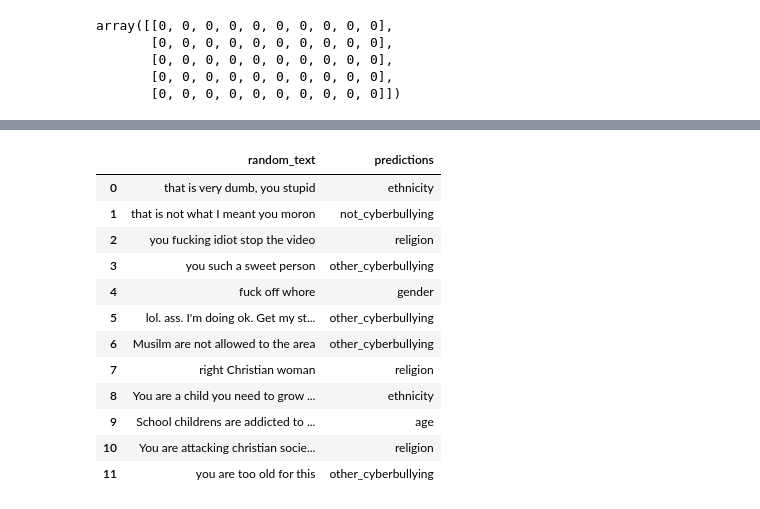
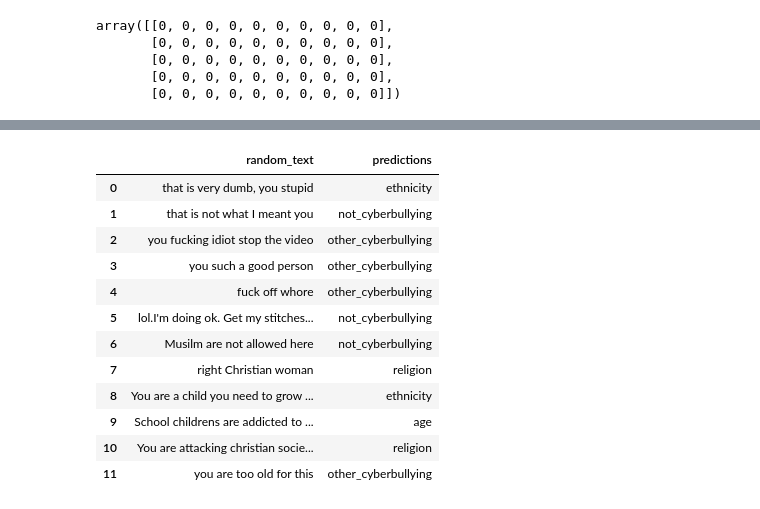
Before and after one commit to mohith2000/data-science-project, a Jupyter notebook: mohithfinaldissertation.ipynb, the cells around one changed output, grey strips where cells are left out. Drawn from its saved outputs; the diff is of its cells as text; code cells hidden in the pictures.

```diff
--- a/mohithfinaldissertation.ipynb
+++ b/mohithfinaldissertation.ipynb
@@ -421,7 +421,7 @@ vectorizer = HashingVectorizer(n_features=(2 ** 22),
                              tokenizer= tokenizer,
                              stop_words=list(STOP_WORDS))
 # define classifier
-kwargs = {'max_iter': 1000,
+kwargs = {'max_iter': 1,
           'early_stopping': True,
           'n_jobs': -1,
           'random_state': np.random.randint(10),
@@ -645,36 +645,36 @@ weighted avg       0.83      0.82      0.82      1494
 # %%
 # random list of text
 random_txt = [
                "that is very dumb, you stupid",
-               "that is not what I meant you moron",
+               "that is not what I meant you ",
                "you fucking idiot stop the video",
-               "you such a sweet person",
+               "you such a good person",
                "fuck off whore",
-               "lol.  ass.  I'm doing ok.  Get my stitches out tomorrow.  Hopefully be 100% in another week.",
-               " Musilm are not allowed to the area",
+               "lol.I'm doing ok.  Get my stitches out tomorrow.  Hopefully be 100% in another week.",
+               " Musilm are not allowed here",
                "right Christian woman",
                "You are a child you need to grow to be in this position you dumb",
                 "School childrens are addicted to porn movies",
                 "You are attacking christian society in the name of joke",
                 "you are too old for this"
 
             ]
 
 # predictions
 random_pred = pipe.predict(random_txt)
 
 # create a dataframe
 random_df = pd.DataFrame({'random_text': random_txt, 'predictions': random_pred.tolist()})
 random_df
 # %% [output]
 |  | random_text | predictions |
 | 0 | that is very dumb, you stupid | ethnicity |
-| 1 | that is not what I meant you moron | not_cyberbullying |
-| 2 | you fucking idiot stop the video | religion |
-| 3 | you such a sweet person | other_cyberbullying |
-| 4 | fuck off whore | gender |
-| 5 | lol. ass. I'm doing ok. Get my st... | other_cyberbullying |
-| 6 | Musilm are not allowed to the area | other_cyberbullying |
+| 1 | that is not what I meant you | not_cyberbullying |
+| 2 | you fucking idiot stop the video | other_cyberbullying |
+| 3 | you such a good person | other_cyberbullying |
+| 4 | fuck off whore | other_cyberbullying |
+| 5 | lol.I'm doing ok. Get my stitches... | not_cyberbullying |
+| 6 | Musilm are not allowed here | not_cyberbullying |
 | 7 | right Christian woman | religion |
 | 8 | You are a child you need to grow ... | ethnicity |
 | 9 | School childrens are addicted to ... | age |
```
Also changed, not shown: parts of 25 cells of this notebook.
